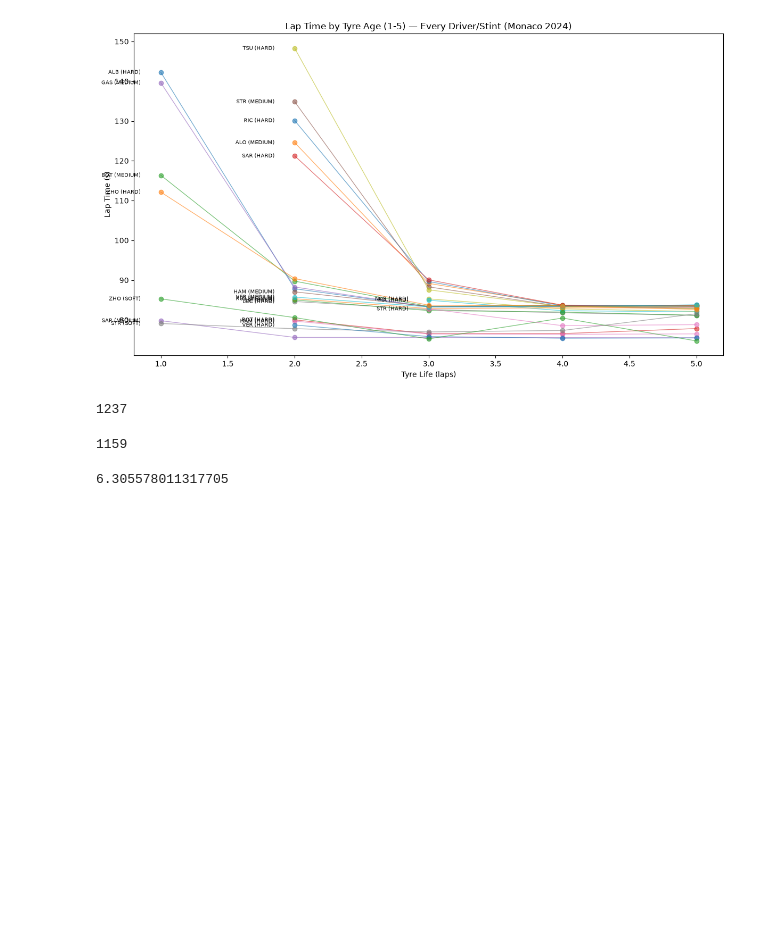
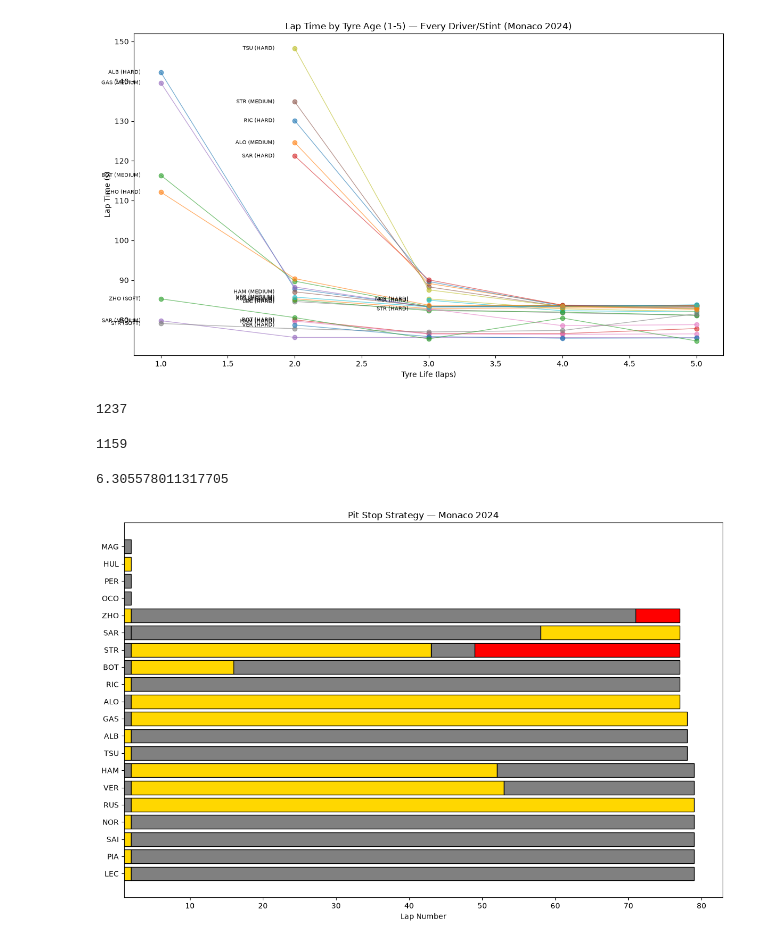
Before and after one commit to bhavika-vk/f1-strategy-analyzer, a Jupyter notebook: notebooks/data_exploration.ipynb, the cells around one changed output. Cells and saved outputs as stored; diff of their text form; code cells hidden in the pictures; blank space fills up the shorter version.

Commit message:
exp(eda): add strategy chart and per-stint deg plot for monaco 2024
Also ignore fastf1 cache, .DS_Store and mlflow.db.

```diff
--- a/notebooks/data_exploration.ipynb
+++ b/notebooks/data_exploration.ipynb
@@ -170,7 +167,7 @@ plt.show()
 # %%
 fig, ax = plt.subplots(figsize=(14, 8))
 for drv in hard_laps_clean['Driver'].unique():
-    drv_laps = hard_laps_clean[hard_laps_cleanb['Driver'] == drv].sort_values('TyreLife')
+    drv_laps = hard_laps_clean[hard_laps_clean['Driver'] == drv].sort_values('TyreLife')
     ax.plot(drv_laps['TyreLife'], drv_laps['LapTime'].dt.total_seconds(), label=drv, linewidth=1.5)
 
 ax.set_xlabel('Tyre Life (laps)')
@@ -327,3 +324,28 @@ len(clean_laps)
 (len(laps) - len(clean_laps)) / len(laps) * 100
 # %% [output]
 6.305578011317705
+# %%
+import matplotlib.pyplot as plt
+
+compound_colors = {'SOFT': 'red', 'MEDIUM': 'gold', 'HARD': 'gray', 'INTERMEDIATE': 'green', 'WET': 'blue'}
+
+drivers = laps['Driver'].unique()
+fig, ax = plt.subplots(figsize=(12, 8))
+
+for i, drv in enumerate(drivers):
+    drv_laps = laps[laps['Driver'] == drv]
+    for stint_num in drv_laps['Stint'].unique():
+        stint_laps = drv_laps[drv_laps['Stint'] == stint_num]
+        compound = stint_laps['Compound'].iloc[0]
+        start = stint_laps['LapNumber'].min()
+        length = stint_laps['LapNumber'].max() - start + 1
+        ax.barh(i, length, left=start, color=compound_colors.get(compound, 'black'), edgecolor='black')
+
+ax.set_yticks(range(len(drivers)))
+ax.set_yticklabels(drivers)
+ax.set_xlabel('Lap Number')
+ax.set_title('Pit Stop Strategy — Monaco 2024')
+plt.tight_layout()
+plt.show()
+# %% [output]
+[figure, added]
```
Also changed, not shown: parts of 4 cells of this notebook, 1 other file.
